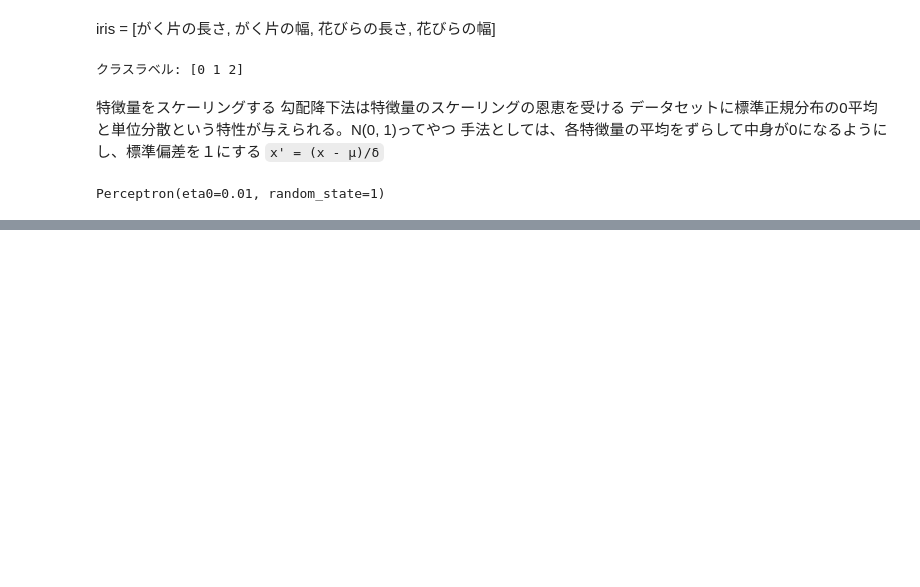
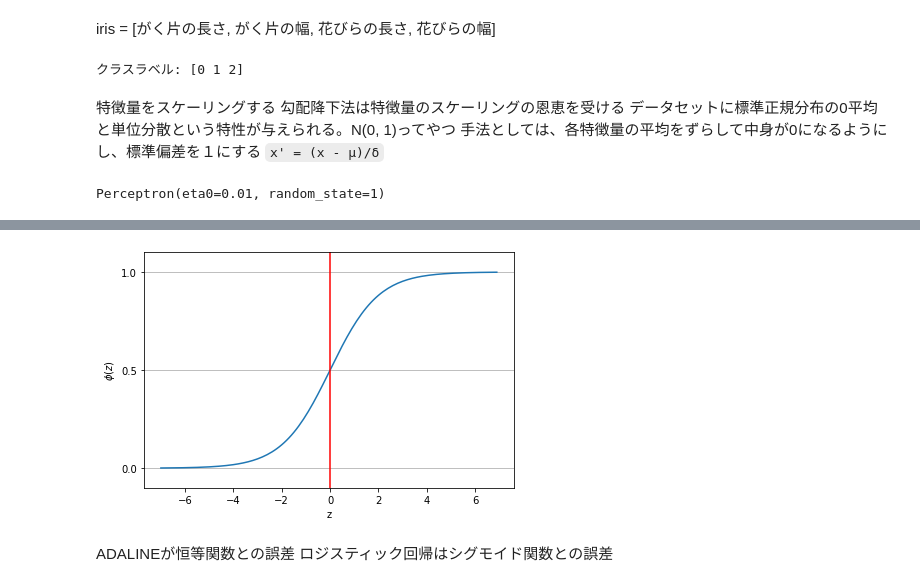
Before and after one commit to silbull/python_flamework, a Jupyter notebook: 機械学習/python_達人サイエンティスト/my3.ipynb, the cells around one changed output, grey strips where cells are left out. Drawn from its saved outputs; the diff is of its cells as text; code cells hidden in the pictures; blank space fills up the shorter version.

```diff
--- a/機械学習/python_達人サイエンティスト/my3.ipynb
+++ b/機械学習/python_達人サイエンティスト/my3.ipynb
@@ -56,0 +142,33 @@ Perceptron(eta0=0.01, random_state=1)
+# %%
+import matplotlib.pyplot as plt
+import numpy as np
+#シグモイド関数の定義
+def sigmoid(z):
+    return 1.0 / (1.0 + np.exp(-z))
+# 0.1刻みで-7以上7未満のデータを生成
+z = np.arange(-7, 7, 0.1)
+# 生成したデータでシグモイド関数を実行
+phi_z = sigmoid(z)
+# 元のデータとシグモイド関数の出力をプロット
+plt.plot(z, phi_z)
+# 垂直線を追加(z=0)
+plt.axvline(x=0.0, color='r')
+# y軸の上限/下限を設定
+plt.ylim(-0.1, 1.1)
+# 軸のラベルを設定
+plt.xlabel('z')
+plt.ylabel('$\phi (z)$')
+# y軸の目盛りを追加
+plt.yticks([0.0, 0.5, 1.0])
+# Axesクラスのオブジェクトの取得
+"""現在アクティブなAxesオブジェクトを返す(今から描画しようとしているもの)"""
+ax = plt.gca()
+# y軸のメモリ上に水平グリッド線を追加
+ax.yaxis.grid(True)
+plt.tight_layout()
+plt.show()
+# %% [output]
+[figure, added]
+# %% [markdown]
+ADALINEが恒等関数との誤差
+ロジスティック回帰はシグモイド関数との誤差
```
Also changed, not shown: parts of 21 cells of this notebook.
